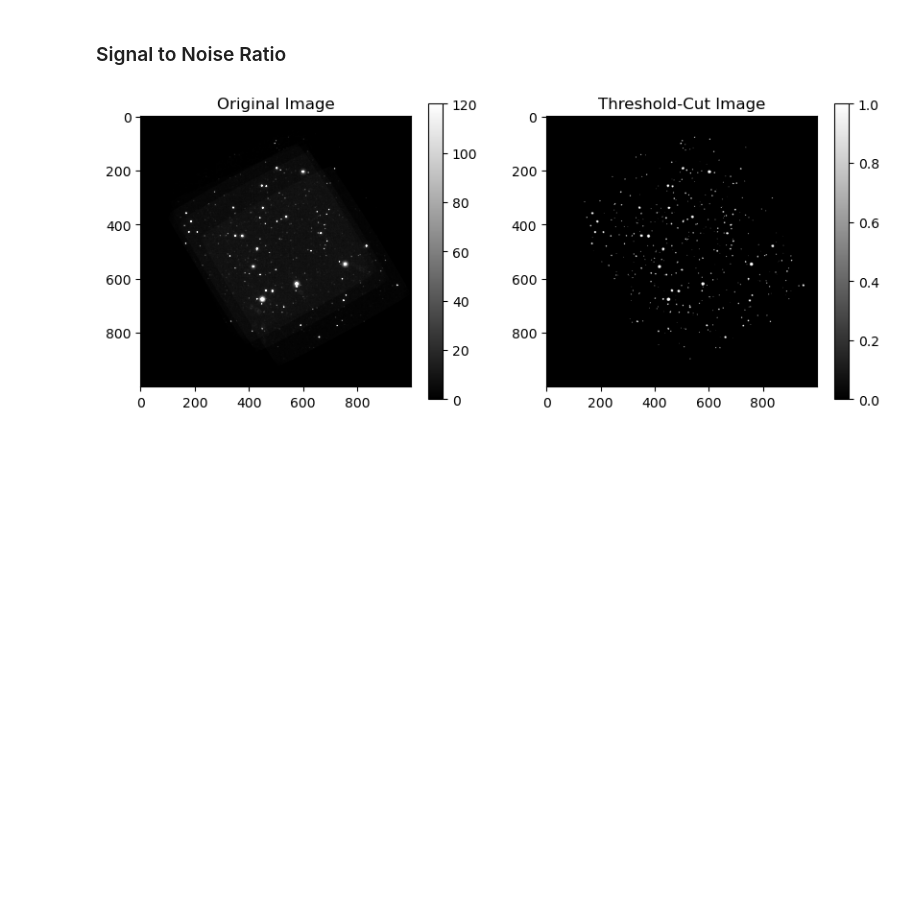
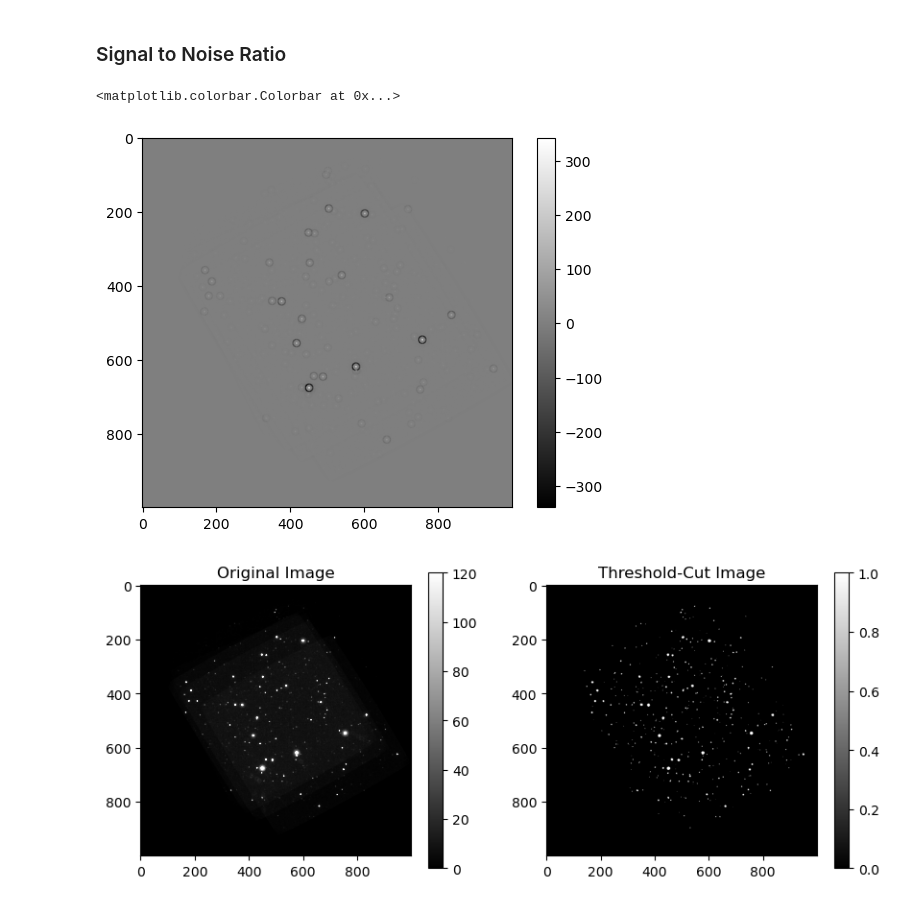
Before and after one commit to saphiooo/counting_stars, a Jupyter notebook: swift_uvot_events.ipynb, the cells around one changed output. Drawn from its saved outputs; the diff is of its cells as text; code cells hidden in the pictures; blank space fills up the shorter version.

```diff
--- a/swift_uvot_events.ipynb
+++ b/swift_uvot_events.ipynb
@@ -249,6 +249,13 @@ offset = int((annulus_size + 1)/2)
 for i in range(-offset, len(testImg) - offset):
     for j in range(-offset, len(testImg[0]) - offset):
         snrImg[i + offset, j + offset] = calcStarRatio(testImg, i, j)
+# %%
+plt.imshow(snrImg, cmap='gray')
+plt.colorbar()
+plt.show()
+# %% [output]
+<matplotlib.colorbar.Colorbar at 0x...>
+[figure, added]
 # %%
 ## set a basic threshold for the SNR
 threshold = 5
```
Also changed, not shown: parts of 9 cells of this notebook.
